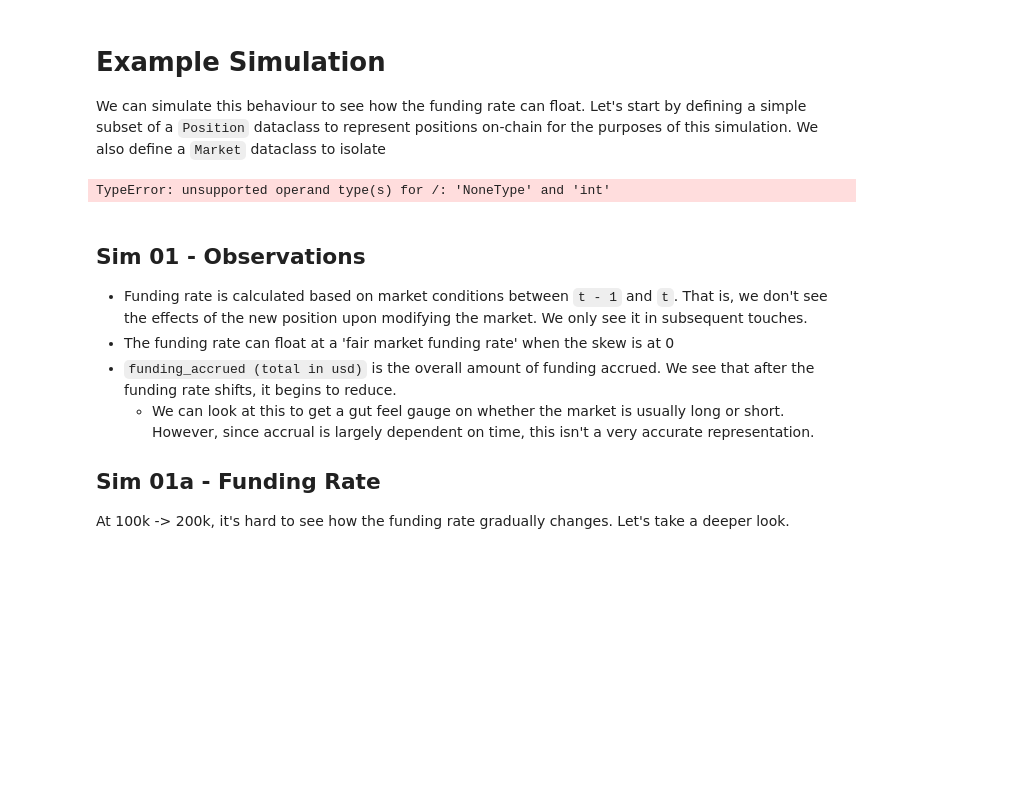
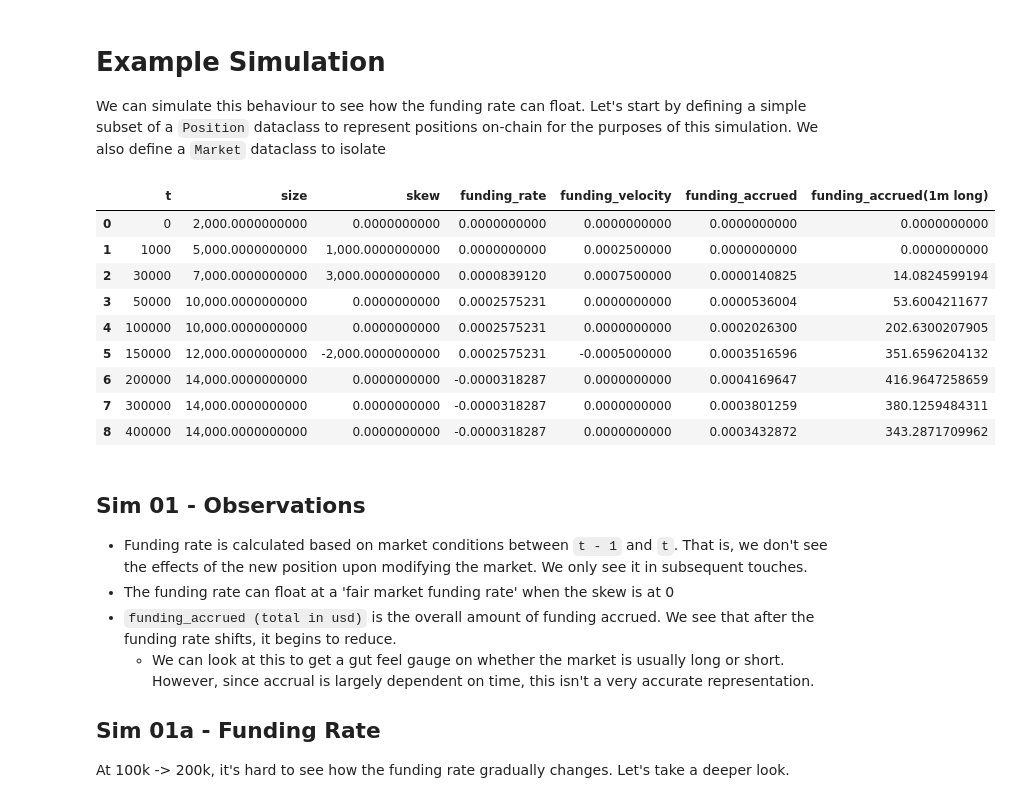
Before and after one commit to davidvuong/perpsv2-funding, a Jupyter notebook: main.ipynb, the cells around one changed output. Drawn from its saved outputs; the diff is of its cells as text; code cells hidden in the pictures; blank space fills up the shorter version.

```diff
--- a/main.ipynb
+++ b/main.ipynb
@@ -129,7 +132,9 @@ from IPython.display import display
 
 
 def ppint_sim_events(events) -> None:
+    events = [{**e, 'funding_accrued(1m long)': e['funding_accrued'] * 1_000_000} for e in events]
     df = pd.DataFrame(events)
+    pd.options.display.float_format = '{:,.10f}'.format
     display(df)
 
 
@@ -161,34 +166,43 @@ def simulation_01(price=1000):
     ]
 
     # Initial market conditions. We start with a perfectly balanced skew with 2M in both directions.
     market = Market(
         positions=[],
         last_modified_at=0,
         price=price,
         skew_scale_usd=FUNDING_VELOCITY_SCALE,
         max_funding_pct=MAX_FUNDING_VELOCITY,
     )
 
     market.modify_position(0, -2_000_000)
     market.modify_position(0, 2_000_000)
 
     events = [
         {
             't': 0,
             'size': 2000,
             'skew': 0,
             'funding_rate': 0,
             'funding_velocity': market.funding_rate_velocity(),
             'funding_accrued': 0,
         }
     ]
     return sim(market, intervals, events)
 
 
 sim_01_res = simulation_01()
 ppint_sim_events(sim_01_res)
 # %% [output]
-TypeError: unsupported operand type(s) for /: 'NoneType' and 'int'
+|  | t | size | skew | funding_rate | funding_velocity | funding_accrued | funding_accrued(1m long) |
+| 0 | 0 | 2,000.0000000000 | 0.0000000000 | 0.0000000000 | 0.0000000000 | 0.0000000000 | 0.0000000000 |
+| 1 | 1000 | 5,000.0000000000 | 1,000.0000000000 | 0.0000000000 | 0.0002500000 | 0.0000000000 | 0.0000000000 |
+| 2 | 30000 | 7,000.0000000000 | 3,000.0000000000 | 0.0000839120 | 0.0007500000 | 0.0000140825 | 14.0824599194 |
+| 3 | 50000 | 10,000.0000000000 | 0.0000000000 | 0.0002575231 | 0.0000000000 | 0.0000536004 | 53.6004211677 |
+| 4 | 100000 | 10,000.0000000000 | 0.0000000000 | 0.0002575231 | 0.0000000000 | 0.0002026300 | 202.6300207905 |
+| 5 | 150000 | 12,000.0000000000 | -2,000.0000000000 | 0.0002575231 | -0.0005000000 | 0.0003516596 | 351.6596204132 |
+| 6 | 200000 | 14,000.0000000000 | 0.0000000000 | -0.0000318287 | 0.0000000000 | 0.0004169647 | 416.9647258659 |
+| 7 | 300000 | 14,000.0000000000 | 0.0000000000 | -0.0000318287 | 0.0000000000 | 0.0003801259 | 380.1259484311 |
+| 8 | 400000 | 14,000.0000000000 | 0.0000000000 | -0.0000318287 | 0.0000000000 | 0.0003432872 | 343.2871709962 |
 # %% [markdown]
 ## Sim 01 - Observations
 
```
Also changed, not shown: parts of 5 cells of this notebook.
